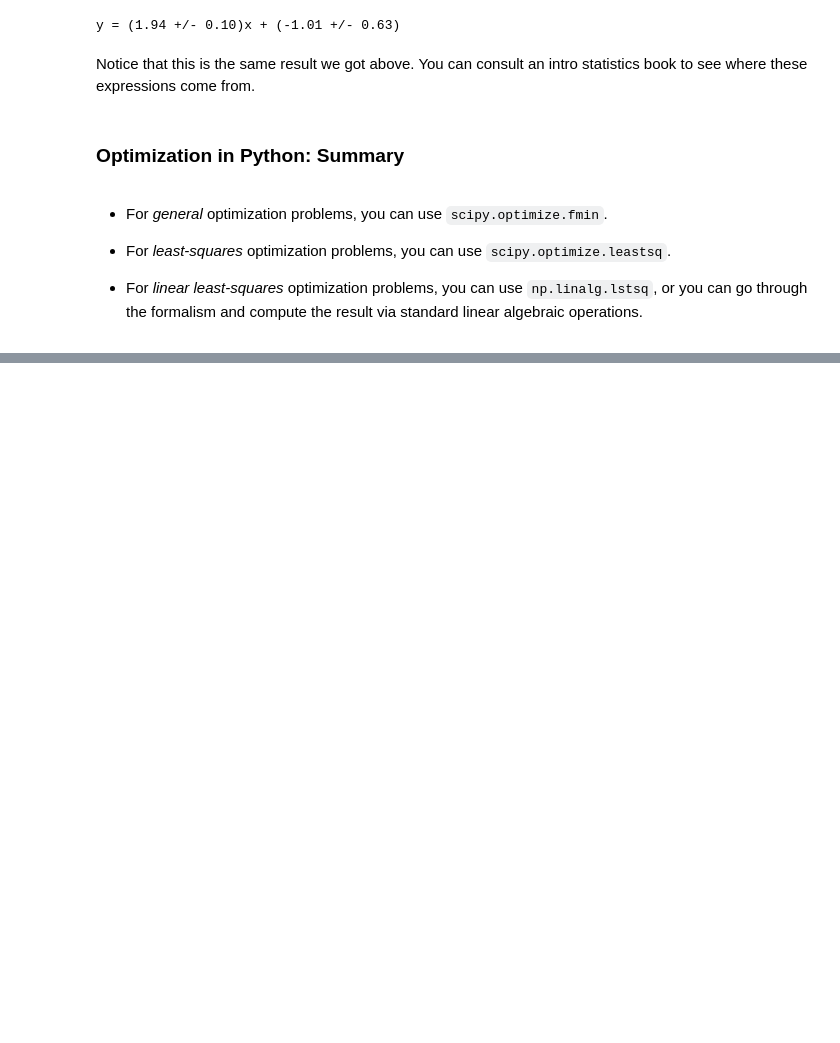
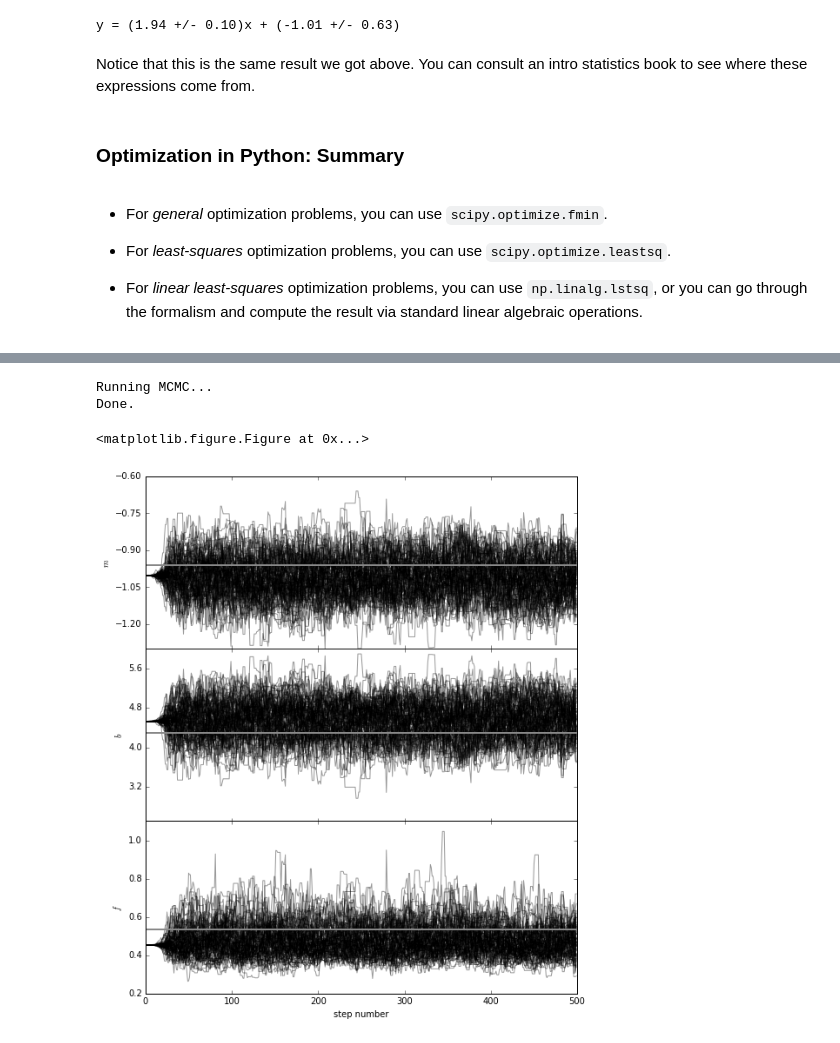
Before and after one commit to bretthandrews/astropgh-boot-camp-2020, a Jupyter notebook: notebooks/14_Optimization.ipynb, the cells around one changed output, grey strips where cells are left out. Saved outputs shown, nothing was run; the diff lists cells and outputs as text; code cells hidden in the pictures; blank space fills up the shorter version.

```diff
--- a/notebooks/14_Optimization.ipynb
+++ b/notebooks/14_Optimization.ipynb
@@ -730,0 +353,36 @@ Turn in the homework again via github, using the filename ``HW3.ipynb``.
+# %%
+# Set up the sampler.
+ndim, nwalkers = 3, 100
+pos = [result["x"] + 1e-4*np.random.randn(ndim) for i in range(nwalkers)]
+sampler = emcee.EnsembleSampler(nwalkers, ndim, lnprob, args=(x, y, yerr))
+
+# Clear and run the production chain.
+print("Running MCMC...")
+sampler.run_mcmc(pos, 500, rstate0=np.random.get_state())
+print("Done.")
+
+pl.clf()
+fig, axes = pl.subplots(3, 1, sharex=True, figsize=(8, 9))
+axes[0].plot(sampler.chain[:, :, 0].T, color="k", alpha=0.4)
+axes[0].yaxis.set_major_locator(MaxNLocator(5))
+axes[0].axhline(m_true, color="#888888", lw=2)
+axes[0].set_ylabel("$m$")
+
+axes[1].plot(sampler.chain[:, :, 1].T, color="k", alpha=0.4)
+axes[1].yaxis.set_major_locator(MaxNLocator(5))
+axes[1].axhline(b_true, color="#888888", lw=2)
+axes[1].set_ylabel("$b$")
+
+axes[2].plot(np.exp(sampler.chain[:, :, 2]).T, color="k", alpha=0.4)
+axes[2].yaxis.set_major_locator(MaxNLocator(5))
+axes[2].axhline(f_true, color="#888888", lw=2)
+axes[2].set_ylabel("$f$")
+axes[2].set_xlabel("step number")
+
+fig.tight_layout(h_pad=0.0)
+pl.show()
+# %% [output]
+Running MCMC...
+Done.
+<matplotlib.figure.Figure at 0x...>
+[figure, added]
```
Also changed, not shown: parts of 98 cells of this notebook, 4 other files.
